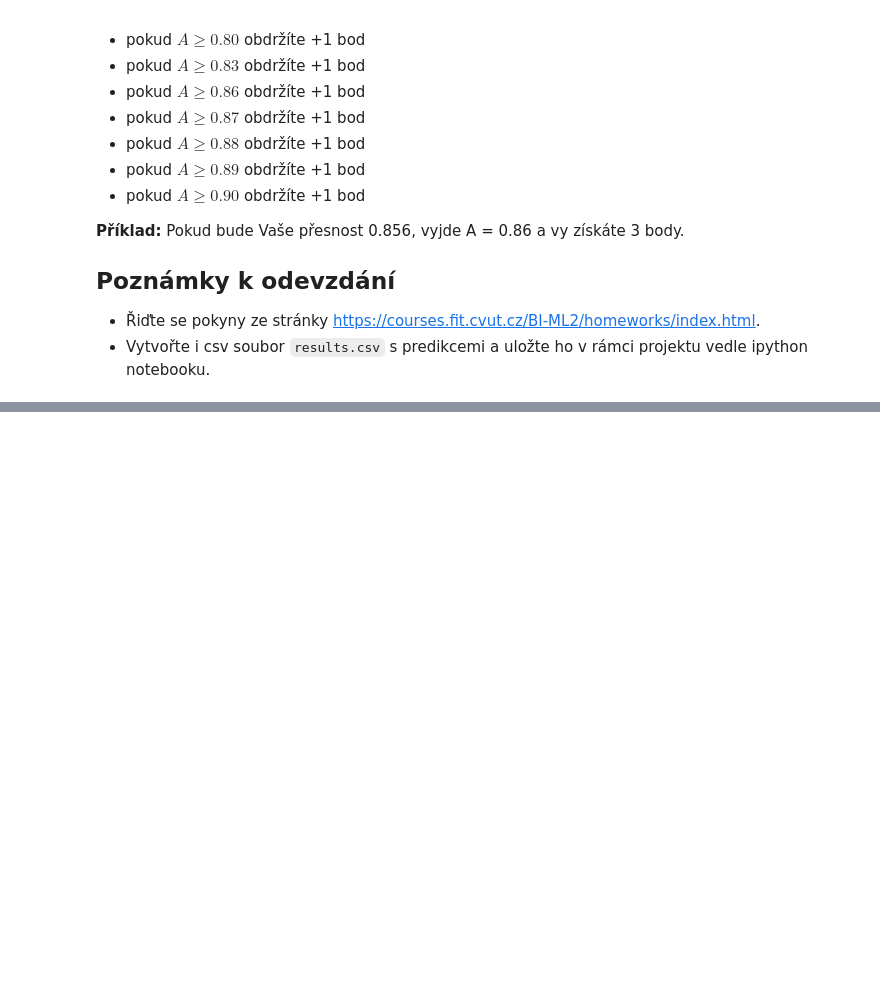
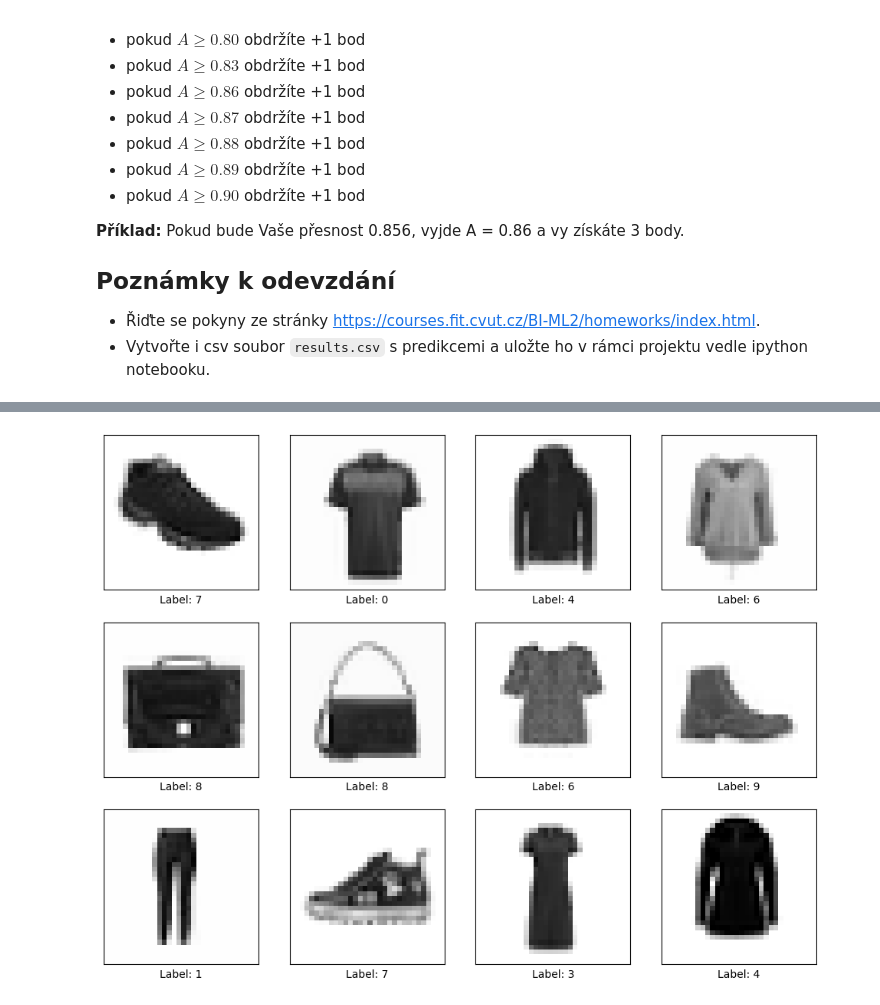
Before and after one commit to ZhigaMason/University, a Jupyter notebook: 02/homework_02_B242.ipynb, the cells around one changed output, grey strips where cells are left out. Saved outputs shown, nothing was run; the diff lists cells and outputs as text; code cells hidden in the pictures; blank space fills up the shorter version.

```diff
--- a/02/homework_02_B242.ipynb
+++ b/02/homework_02_B242.ipynb
@@ -75,0 +90,20 @@ Označíme-li $A$ přesnost, které jste dosáhli, zaokrouhlenou na 2 desetinná
+# %%
+from sklearn.model_selection import train_test_split
+
+target_col = 'label'
+data = pd.read_csv('train.csv')
+
+X = data.drop(columns=[target_col])
+y = data[target_col]
+
+Xtrain, Xtest, ytrain, ytest = train_test_split(
+    X, y, test_size=0.4, random_state=RND_SEED, shuffle=True
+)
+
+Xval, Xtest, yval, ytest = train_test_split(
+    Xtest, ytest, test_size=0.5, random_state=RND_SEED, shuffle=True
+)
+
+
+print(f"Xtrain shape: {Xtrain.shape}");
+Xtrain.head()
@@ -75,0 +119,25 @@ Označíme-li $A$ přesnost, které jste dosáhli, zaokrouhlenou na 2 desetinná
+# %%
+def display_img(ax, x, y, kw_imshow = dict(cmap='binary', vmin=0, vmax=255), prefix_label='Label: '):
+    x_ = x.reshape(32, 32)
+    ret = ax.imshow(
+        x_,
+        **kw_imshow
+    )
+    ax.set_xticks([])
+    ax.set_yticks([])
+    ax.set_xlabel(f"{prefix_label}{y}")
+    return ret
+
+def display_gallery(X, Y):
+    n = int(np.sqrt(X.shape[0]))
+    m = int(np.ceil(X.shape[0] / n))
+    fig, axes = plt.subplots(n, m, figsize=(m*3, n*3.))
+
+    for ax, x, y in zip(axes.flatten(), X.iterrows(), Y):
+        display_img(ax, x[1].values, y)
+    for ax in axes.flatten()[X.shape[0]:]:
+        ax.remove()
+# %%
+display_gallery(Xtrain.tail(12), ytrain.tail(12))
+# %% [output]
+[figure, added]
```
Also changed, not shown: parts of 13 cells of this notebook.
